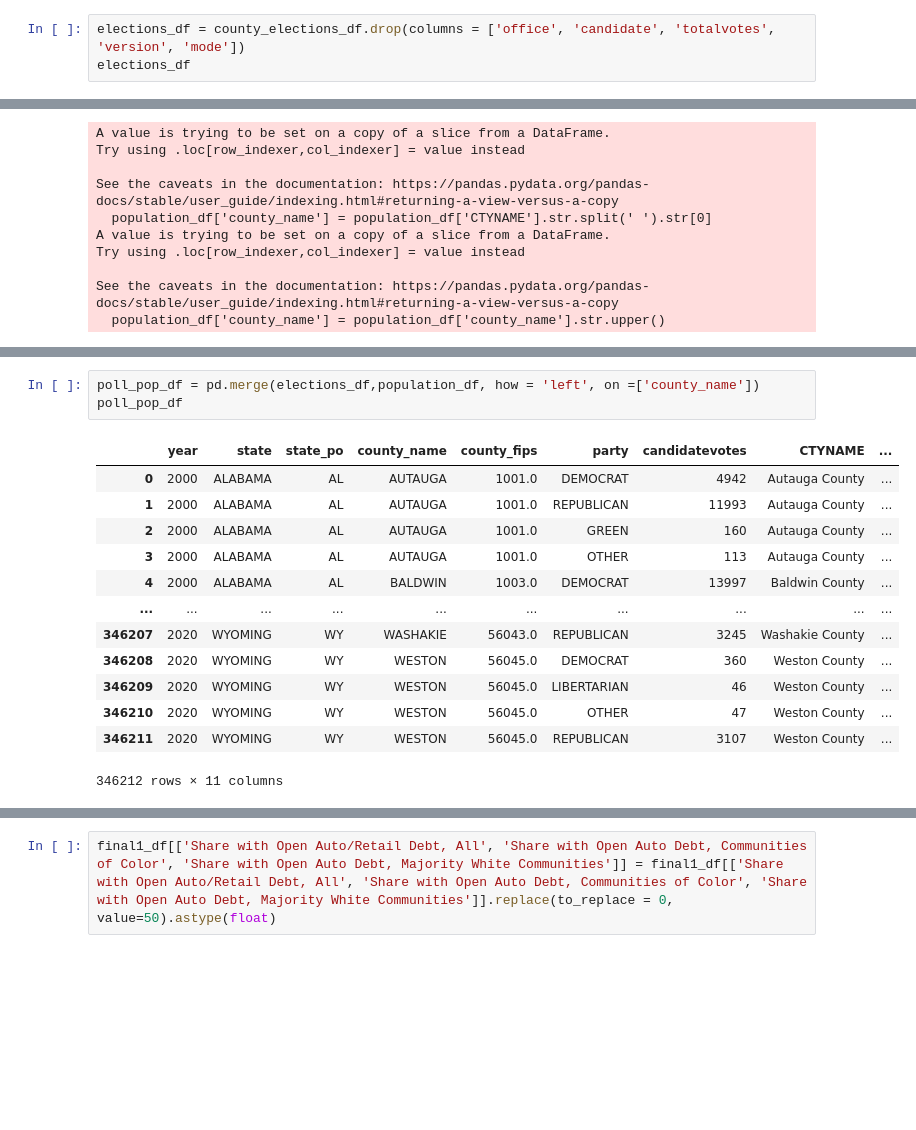
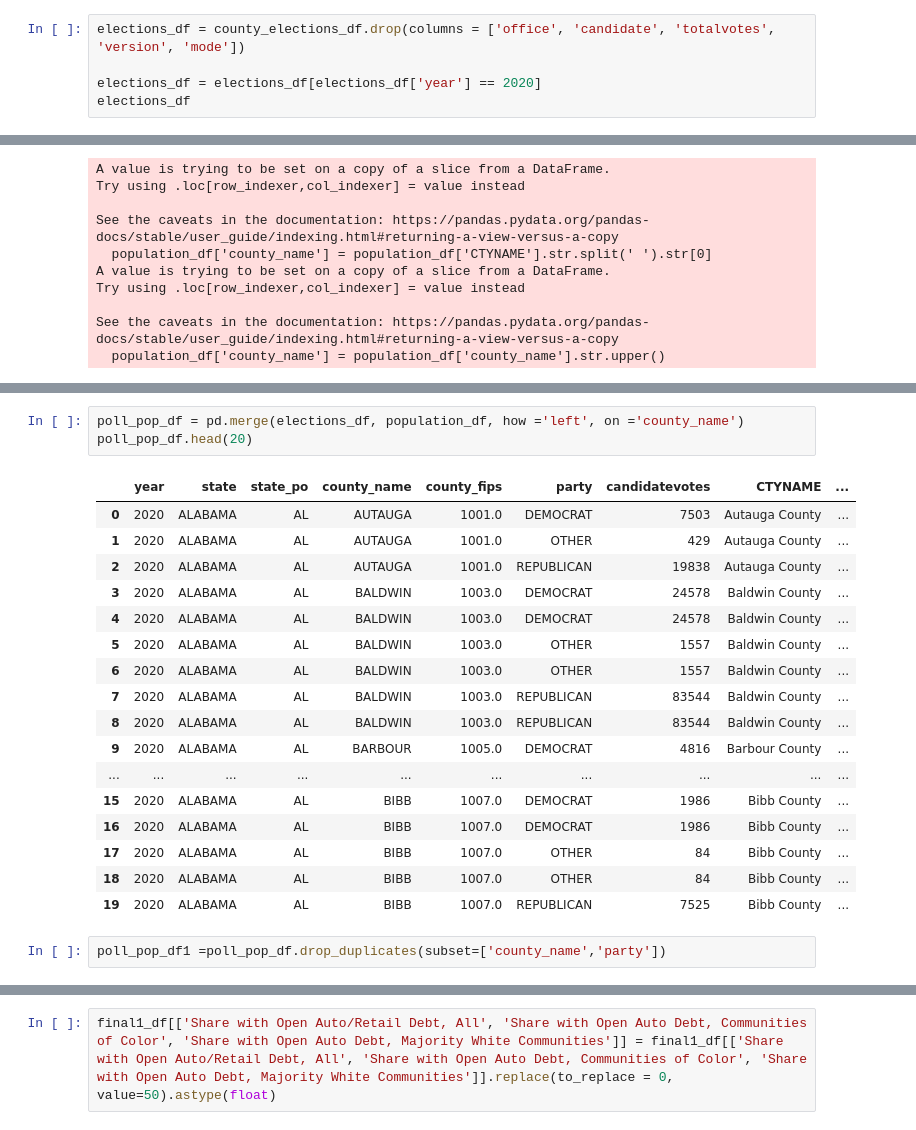
Before and after one commit to SamuelAlvarezmx/Final_project, a Jupyter notebook: Cleaning_dataset.ipynb, the cells around one changed output, grey strips where cells are left out. Saved outputs shown, nothing was run; the diff lists cells and outputs as text; blank space fills up the shorter version.

Commit message:
the database was merged with errors

```diff
--- a/Cleaning_dataset.ipynb
+++ b/Cleaning_dataset.ipynb
@@ -185,6 +187,8 @@ debt_df
 3137 rows × 7 columns
 # %%
 elections_df = county_elections_df.drop(columns = ['office', 'candidate', 'totalvotes', 'version', 'mode'])
+
+elections_df = elections_df[elections_df['year'] == 2020]
 elections_df
 # %% [output]
 |  | year | state | state_po | county_name | county_fips | party | candidatevotes |
@@ -239,18 +259,24 @@ population_df['county'].isnull().sum()
 # %%
-poll_pop_df = pd.merge(elections_df,population_df, how = 'left', on =['county_name'])
-poll_pop_df
+poll_pop_df = pd.merge(elections_df, population_df, how ='left', on ='county_name')
+poll_pop_df.head(20)
 # %% [output]
 |  | year | state | state_po | county_name | county_fips | party | candidatevotes | CTYNAME | ... |
-| 0 | 2000 | ALABAMA | AL | AUTAUGA | 1001.0 | DEMOCRAT | 4942 | Autauga County | ... |
-| 1 | 2000 | ALABAMA | AL | AUTAUGA | 1001.0 | REPUBLICAN | 11993 | Autauga County | ... |
-| 2 | 2000 | ALABAMA | AL | AUTAUGA | 1001.0 | GREEN | 160 | Autauga County | ... |
-| 3 | 2000 | ALABAMA | AL | AUTAUGA | 1001.0 | OTHER | 113 | Autauga County | ... |
-| 4 | 2000 | ALABAMA | AL | BALDWIN | 1003.0 | DEMOCRAT | 13997 | Baldwin County | ... |
+| 0 | 2020 | ALABAMA | AL | AUTAUGA | 1001.0 | DEMOCRAT | 7503 | Autauga County | ... |
+| 1 | 2020 | ALABAMA | AL | AUTAUGA | 1001.0 | OTHER | 429 | Autauga County | ... |
+| 2 | 2020 | ALABAMA | AL | AUTAUGA | 1001.0 | REPUBLICAN | 19838 | Autauga County | ... |
+| 3 | 2020 | ALABAMA | AL | BALDWIN | 1003.0 | DEMOCRAT | 24578 | Baldwin County | ... |
+| 4 | 2020 | ALABAMA | AL | BALDWIN | 1003.0 | DEMOCRAT | 24578 | Baldwin County | ... |
+| 5 | 2020 | ALABAMA | AL | BALDWIN | 1003.0 | OTHER | 1557 | Baldwin County | ... |
+| 6 | 2020 | ALABAMA | AL | BALDWIN | 1003.0 | OTHER | 1557 | Baldwin County | ... |
+| 7 | 2020 | ALABAMA | AL | BALDWIN | 1003.0 | REPUBLICAN | 83544 | Baldwin County | ... |
+| 8 | 2020 | ALABAMA | AL | BALDWIN | 1003.0 | REPUBLICAN | 83544 | Baldwin County | ... |
+| 9 | 2020 | ALABAMA | AL | BARBOUR | 1005.0 | DEMOCRAT | 4816 | Barbour County | ... |
 | ... | ... | ... | ... | ... | ... | ... | ... | ... | ... |
-| 346207 | 2020 | WYOMING | WY | WASHAKIE | 56043.0 | REPUBLICAN | 3245 | Washakie County | ... |
-| 346208 | 2020 | WYOMING | WY | WESTON | 56045.0 | DEMOCRAT | 360 | Weston County | ... |
-| 346209 | 2020 | WYOMING | WY | WESTON | 56045.0 | LIBERTARIAN | 46 | Weston County | ... |
-| 346210 | 2020 | WYOMING | WY | WESTON | 56045.0 | OTHER | 47 | Weston County | ... |
-| 346211 | 2020 | WYOMING | WY | WESTON | 56045.0 | REPUBLICAN | 3107 | Weston County | ... |
+| 15 | 2020 | ALABAMA | AL | BIBB | 1007.0 | DEMOCRAT | 1986 | Bibb County | ... |
+| 16 | 2020 | ALABAMA | AL | BIBB | 1007.0 | DEMOCRAT | 1986 | Bibb County | ... |
+| 17 | 2020 | ALABAMA | AL | BIBB | 1007.0 | OTHER | 84 | Bibb County | ... |
+| 18 | 2020 | ALABAMA | AL | BIBB | 1007.0 | OTHER | 84 | Bibb County | ... |
+| 19 | 2020 | ALABAMA | AL | BIBB | 1007.0 | REPUBLICAN | 7525 | Bibb County | ... |
-346212 rows × 11 columns
+# %%
+poll_pop_df1 =poll_pop_df.drop_duplicates(subset=['county_name','party'])
 # %%
```
Also changed, not shown: parts of 30 cells of this notebook, 1 other file.
